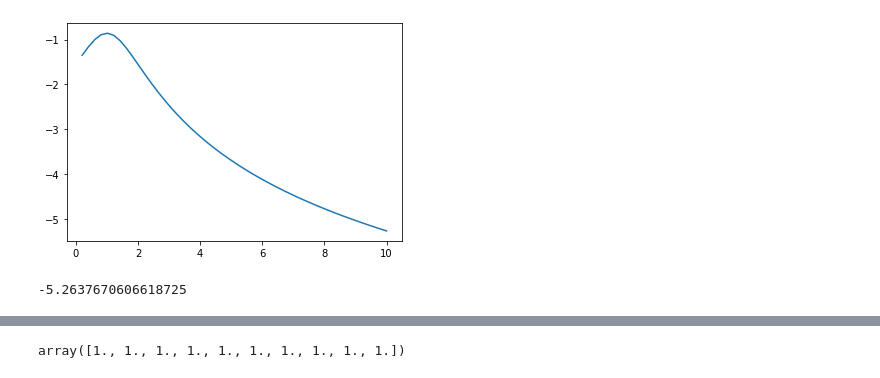
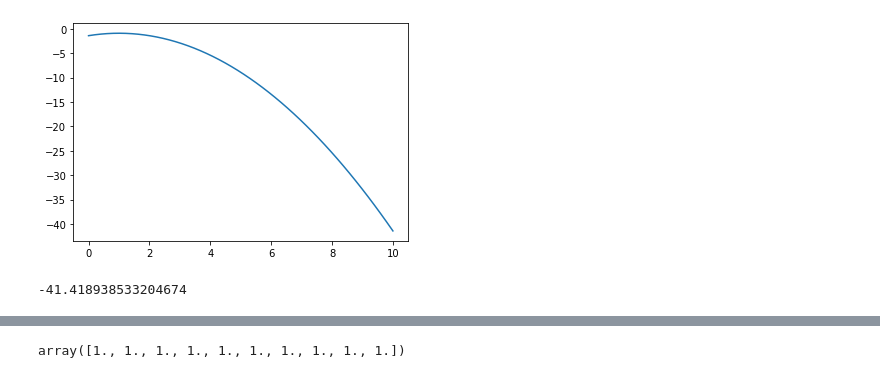
Before and after one commit to simonmarchant/pkpd-practice, a Jupyter notebook: Heirarchical inference practice.ipynb, the cells around one changed output, grey strips where cells are left out. Saved outputs shown, nothing was run; the diff lists cells and outputs as text; code cells hidden in the pictures.

```diff
--- a/Heirarchical inference practice.ipynb
+++ b/Heirarchical inference practice.ipynb
@@ -8,21 +8,21 @@ import pints.toy as toy
 # %%
 # Parameters (& hyper parameters)
 theta_data = [28, 8, -3, 7, -1, 1, 18, 12] # measured average score for each school
 sigma_data = [15, 10, 16, 11, 9, 11, 10, 18] # measured score SD for each school
 mu = 1 # overall mean score
 tau = 1 # overall score SD
 
 # What is gaussianlogprior?
-prior = pints.HalfCauchyLogPrior(mu, tau)
+prior = pints.GaussianLogPrior(mu, tau)
 nums = [n/10 for n in np.linspace(0,100)]
 test = [prior([n]) for n in nums]
 #testcdf = prior.cdf()
 plt.figure()
 plt.plot(nums, test)
 #plt.plot(nums, testcdf)
 plt.show()
 
 prior([10])
 # %% [output]
-[figure, old version]
+[figure, new version]
--5.2637670606618725
+-41.418938533204674
```
Also changed, not shown: parts of 11 cells of this notebook, 2 other files.
